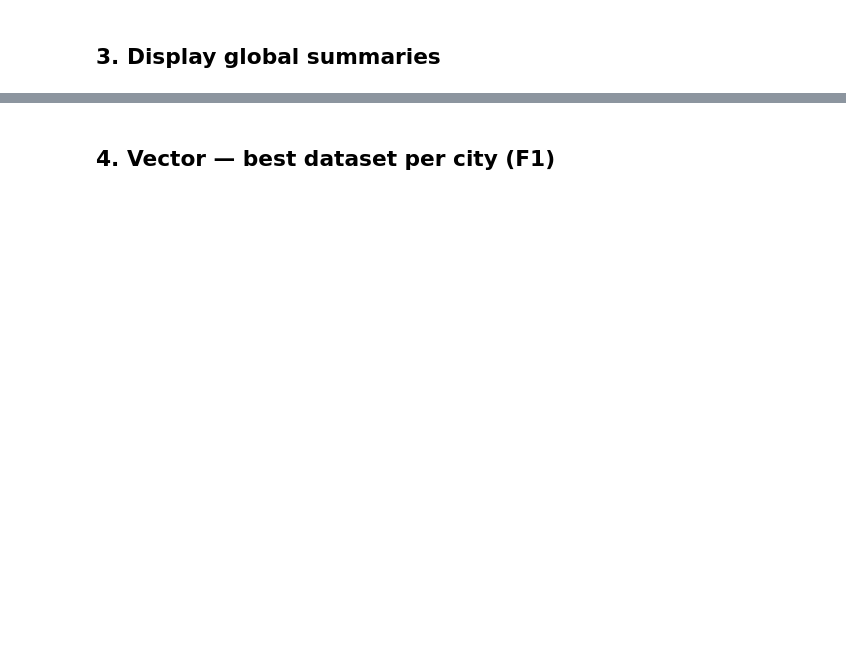
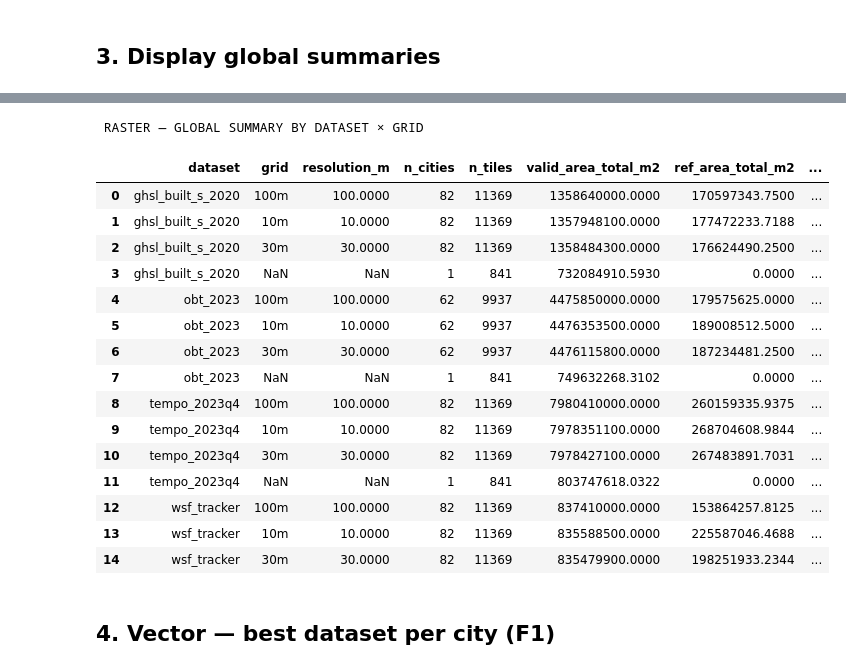
Before and after one commit to GFDRR/urban_validation, a Jupyter notebook: notebooks/aggregate_urban.ipynb, the cells around one changed output, grey strips where cells are left out. Cells and saved outputs as stored; diff of their text form; code cells hidden in the pictures; blank space fills up the shorter version.

```diff
--- a/notebooks/aggregate_urban.ipynb
+++ b/notebooks/aggregate_urban.ipynb
@@ -313,3 +446,65 @@ display(df_ras_global[[
+# %%
+# print("\n RASTER — GLOBAL SUMMARY BY DATASET")
+# display(df_ras_global[[
+#     "n_cities", "n_tiles", "tp_m2", "fp_m2", "fn_m2",
+#     "precision_global", "recall_global", "f1_global",
+#     "tile_f1_mean_wavg", "tile_f1_median_wavg", "rel_area_error_mean_wavg",
+# ]])
+df_ras_global = aggregate_raster_by_dataset_grid(df_ras)
+
+print("\n RASTER — GLOBAL SUMMARY BY DATASET × GRID")
+
+display_cols = [
+    "n_cities",
+    "n_tiles",
+    "valid_area_total_m2",
+    "ref_area_total_m2",
+    "pred_area_total_m2",
+    "tp_total",
+    "fp_total",
+    "fn_total",
+    "precision_global",
+    "recall_global",
+    "f1_global",
+    "f1_area_wavg",
+    "f1_tile_mean_wavg",
+    "tile_f1_mean_wavg",
+    "rel_area_error_mean_wavg",
+    "signed_area_bias_wavg",
+    "quantity_disagreement_mean_wavg",
+    "allocation_disagreement_mean_wavg",
+]
+
+# display(
+#     df_ras_global[
+#         [c for c in display_cols if c in df_ras_global.columns]
+#     ]
+# )
+
+display(
+    df_ras_global.reset_index()[
+        [c for c in ["dataset", "grid", "resolution_m"] + display_cols
+         if c in df_ras_global.reset_index().columns]
+    ]
+)
+# %% [output]
+ RASTER — GLOBAL SUMMARY BY DATASET × GRID
+|  | dataset | grid | resolution_m | n_cities | n_tiles | valid_area_total_m2 | ref_area_total_m2 | ... |
+| 0 | ghsl_built_s_2020 | 100m | 100.0000 | 82 | 11369 | 1358640000.0000 | 170597343.7500 | ... |
+| 1 | ghsl_built_s_2020 | 10m | 10.0000 | 82 | 11369 | 1357948100.0000 | 177472233.7188 | ... |
+| 2 | ghsl_built_s_2020 | 30m | 30.0000 | 82 | 11369 | 1358484300.0000 | 176624490.2500 | ... |
+| 3 | ghsl_built_s_2020 | NaN | NaN | 1 | 841 | 732084910.5930 | 0.0000 | ... |
+| 4 | obt_2023 | 100m | 100.0000 | 62 | 9937 | 4475850000.0000 | 179575625.0000 | ... |
+| 5 | obt_2023 | 10m | 10.0000 | 62 | 9937 | 4476353500.0000 | 189008512.5000 | ... |
+| 6 | obt_2023 | 30m | 30.0000 | 62 | 9937 | 4476115800.0000 | 187234481.2500 | ... |
+| 7 | obt_2023 | NaN | NaN | 1 | 841 | 749632268.3102 | 0.0000 | ... |
+| 8 | tempo_2023q4 | 100m | 100.0000 | 82 | 11369 | 7980410000.0000 | 260159335.9375 | ... |
+| 9 | tempo_2023q4 | 10m | 10.0000 | 82 | 11369 | 7978351100.0000 | 268704608.9844 | ... |
+| 10 | tempo_2023q4 | 30m | 30.0000 | 82 | 11369 | 7978427100.0000 | 267483891.7031 | ... |
+| 11 | tempo_2023q4 | NaN | NaN | 1 | 841 | 803747618.0322 | 0.0000 | ... |
+| 12 | wsf_tracker | 100m | 100.0000 | 82 | 11369 | 837410000.0000 | 153864257.8125 | ... |
+| 13 | wsf_tracker | 10m | 10.0000 | 82 | 11369 | 835588500.0000 | 225587046.4688 | ... |
+| 14 | wsf_tracker | 30m | 30.0000 | 82 | 11369 | 835479900.0000 | 198251933.2344 | ... |
 # %% [markdown]
 ## 4. Vector — best dataset per city (F1)
 # %%
```
Also changed, not shown: parts of 15 cells of this notebook, 4 other files.
